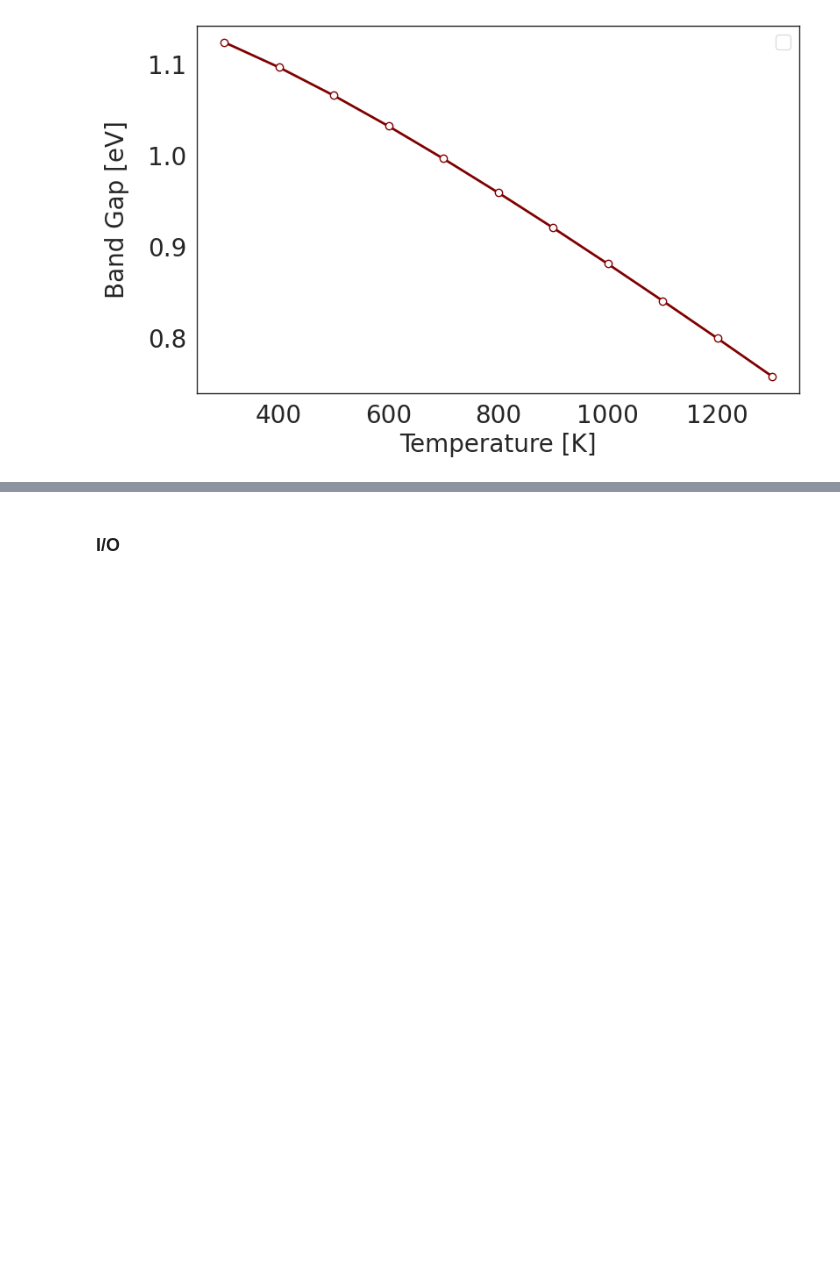
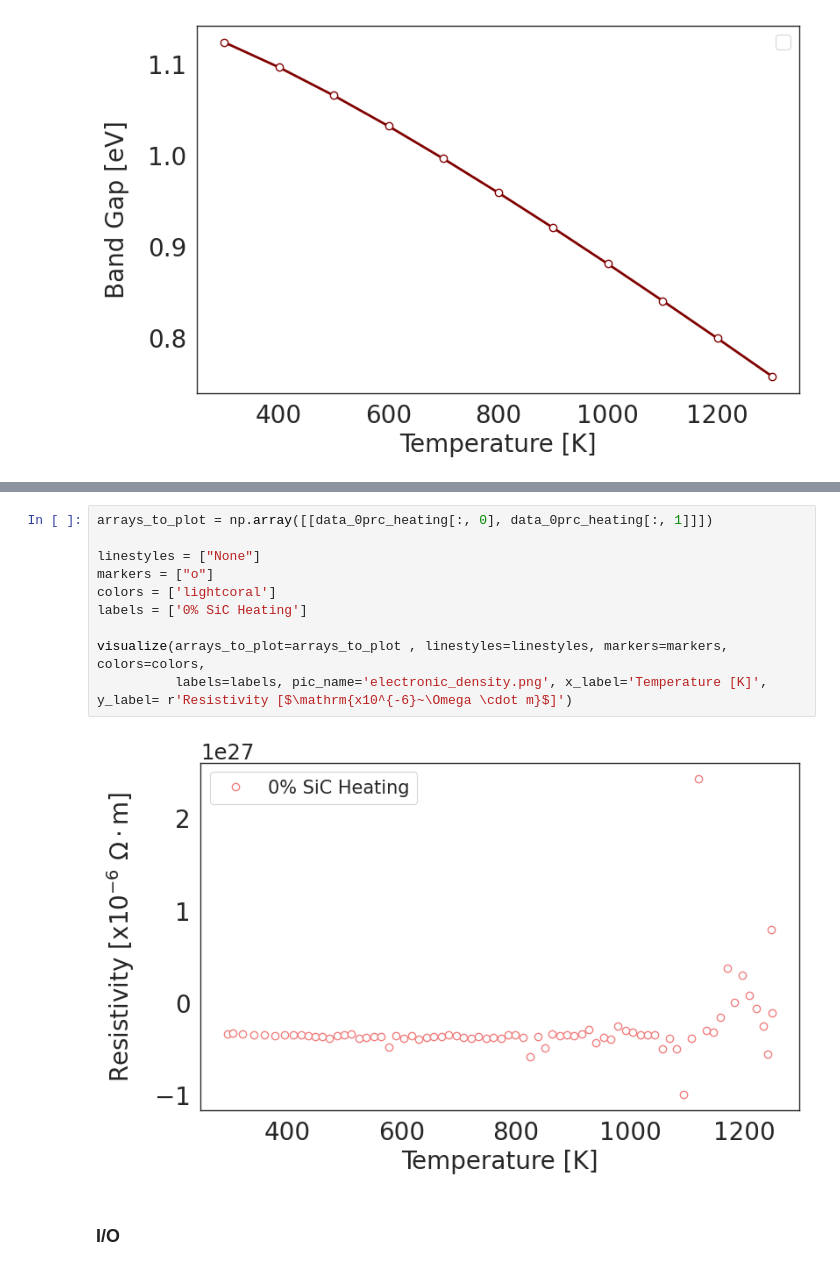
Before and after one commit to ariahosseini/ThermoElectric, a Jupyter notebook: ElectronTransport.ipynb, the cells around one changed output, grey strips where cells are left out. Saved outputs shown, nothing was run; the diff lists cells and outputs as text; blank space fills up the shorter version.

```diff
--- a/ElectronTransport.ipynb
+++ b/ElectronTransport.ipynb
@@ -2118,3 +2345,15 @@ WARNING:matplotlib.legend:No artists with labels found to put in legend.  Note t
+# %%
+arrays_to_plot = np.array([[data_0prc_heating[:, 0], data_0prc_heating[:, 1]]])
+
+linestyles = ["None"]
+markers = ["o"]
+colors = ['lightcoral']
+labels = ['0% SiC Heating']
+
+visualize(arrays_to_plot=arrays_to_plot , linestyles=linestyles, markers=markers, colors=colors,
+          labels=labels, pic_name='electronic_density.png', x_label='Temperature [K]', y_label= r'Resistivity [$\mathrm{x10^{-6}~\Omega \cdot m}$]')
+# %% [output]
+[figure, added]
 # %% [markdown]
 ### I/O
 # %%
```
Also changed, not shown: parts of 30 cells of this notebook.
